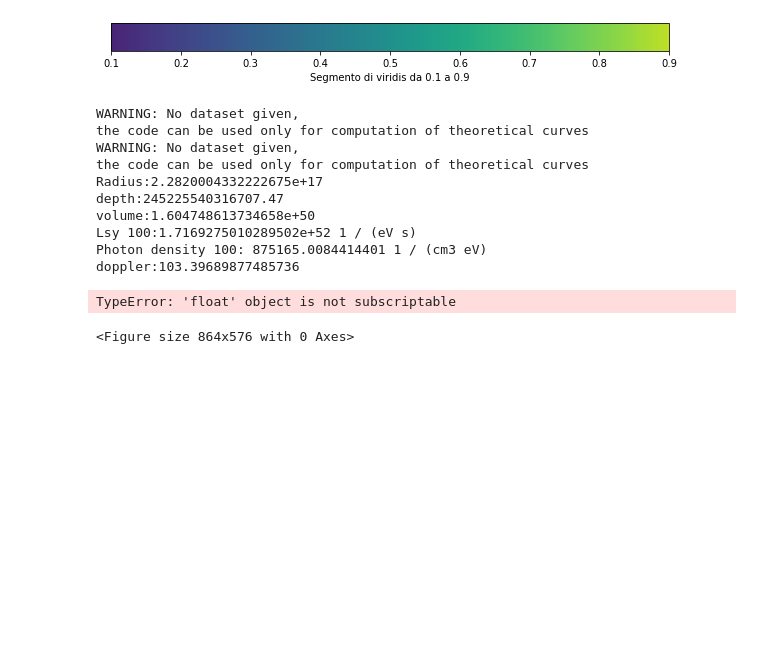
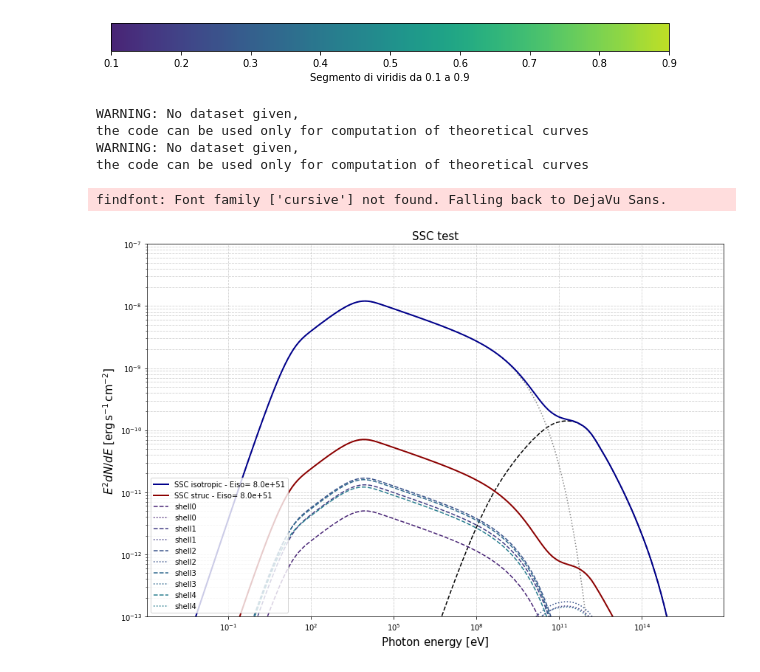
Before and after one commit to TobiaMatcovich/GRBmodelling, a Jupyter notebook: TEST4.ipynb, the cells around one changed output. Drawn from its saved outputs; the diff is of its cells as text; code cells hidden in the pictures; blank space fills up the shorter version.

```diff
--- a/TEST4.ipynb
+++ b/TEST4.ipynb
@@ -127,78 +127,60 @@ for Eiso in multi_Eiso:
     grb_struc= GRBModel_topstruc(eiso_zero=Eiso, dens=density, tstart=tstart, tstop=tstop, redshift=redshift,
                         pars=[eta_e, Ebreak,Index2, Ec,  B],
                         labels=['log10(eta_e)', 'log10(Ebreak)', 'Index2', 'log10(Ec)', 'log10(B)'],
-                        energy_profile='gaussian',shells=1, thetaend=90.0,
+                        energy_profile='gaussian',shells=6, thetaend=10.0,
                         scenario='ISM',cooling_constrain=False,data=None)
-
-
-    """grb_struc1= GRBModel_topstruc(eiso_zero=Eiso, dens=density, tstart=tstart, tstop=tstop, redshift=redshift,
-                    pars=[eta_e, Ebreak,Index2, Ec,  B],
-                    labels=['log10(eta_e)', 'log10(Ebreak)', 'Index2', 'log10(Ec)', 'log10(B)'],
-                    energy_profile='gaussian',shells=1, thetaend=5.0,
-                    scenario='ISM',cooling_constrain=False,data=None)"""
-
-
-
     emin=1e-3
     emax=1e16
     bins = int(np.log10(emax/emin) * 20.)  # use 20 bins per decade
     ener = Table([np.logspace(np.log10(emin), np.log10(emax), bins) * u.eV], names=['energy'])  # energy in eV
 
-    model=grb._SSCmodel_ind1fixed(pars=[eta_e, Ebreak,Index2, Ec, B],data=ener)
-    model_str=grb_struc._SSCmodel_ind1fixed(pars=[eta_e, Ebreak,Index2, Ec, B],data=ener)
+    model= grb._SSCmodel_ind1fixed(pars=[eta_e, Ebreak,Index2, Ec, B],data=ener)
+    model_str= grb_struc._SSCmodel_ind1fixed(pars=[eta_e, Ebreak,Index2, Ec, B],data=ener)
 
-
-    SSC=model[0]
-    SSC2=model_str[0]
+    SSC=model[1]
+    SSC2=model_str[1]
 
     ymax=np.max(SSC).value
     ymin=np.min(SSC).value
 
     ordine = int(np.ceil(np.log10(ymax)))
     ymax = 10**ordine
     ymin = 10**(ordine - 6)
 
     #grb.plot_sed(1e-3,1e16,6)
     spectrum_energy=np.logspace(np.log10(emin), np.log10(emax), bins) * u.eV
 
-    plt.loglog(spectrum_energy,grb.ic_compGG2,lw=1.5,ls='--',c="black")
-    plt.loglog(spectrum_energy,grb.synch_compGG2,lw=1.5,ls=':',c="gray")
-    plt.loglog(spectrum_energy,grb_struc.synch_comp[0,:],lw=1.5,c="green")
-    #plt.loglog(spectrum_energy,grb_struc1.synch_comp[0,:],lw=1.5,c="green")
-    #plt.loglog(spectrum_energy,grb_struc.synch_comp[1,:],lw=1.5,ls=':',c="green")
-    #plt.loglog(spectrum_energy,grb_struc.synch_comp[2,:],lw=1.5,ls=':',c="green")
-    #plt.loglog(spectrum_energy,grb_struc.synch_comp[3,:],lw=1.5,ls=':',c="green")
-    #plt.loglog(spectrum_energy,grb_struc.ic_comp[0,:],lw=1.5,ls=':',c="green")
+    plt.loglog(spectrum_energy,grb.ic_comp,lw=1.5,ls='--',c="black")
+    plt.loglog(spectrum_energy,grb.synch_comp,lw=1.5,ls=':',c="gray")
+    plt.loglog(spectrum_energy,SSC,lw=2,label=f'SSC isotropic - Eiso= {"{:.1e}".format(Eiso)}',c="darkblue")
+    plt.loglog(spectrum_energy,SSC2,lw=2,label=f'SSC struc - Eiso= {"{:.1e}".format(Eiso)}',c="darkred")
+
+    for i in range(0,5):
 
 
-    plt.loglog(spectrum_energy,SSC,lw=2,label=f'SSC -Eiso= {"{:.1e}".format(Eiso)}',c=cmap2(color))
-    #plt.loglog(spectrum_energy,SSC,lw=2,label=f'SSC -Eiso= {"{:.1e}".format(Eiso)}',c=cmap2(color))
-    color=color+0.1
+        plt.loglog(spectrum_energy,grb_struc.synch_comp[i,:],lw=1.5,ls='--',c=cmap2(color),label=f'shell{i}')
+        plt.loglog(spectrum_energy,grb_struc.ic_comp[i,:],lw=1.5,ls=':',c=cmap2(color),label=f'shell{i}')
+        color=color+0.1
 
 plt.xlabel('Photon energy [{0}]'.format(spectrum_energy.unit.to_string('latex_inline')),fontsize=15)
 plt.ylabel('$E^2 dN/dE$ [{0}]'.format(model[0].unit.to_string('latex_inline')),fontsize=15)
 
 plt.ylim(ymin, ymax)
 #plt.xlim(1e-3,5e16)
 plt.tight_layout()
 plt.legend(loc='lower left')
 
 
 plt.title(f"SSC test",fontsize=15)
+print("")
 plt.grid(True, which="both", linestyle="--", alpha=0.6)
 
 #plt.savefig("/media/tobiazenbook/PortableSSD/JOB/Projects/GRB-modelling/Plots-April30/plot1", format="jpg", dpi=300)
 plt.show()
 # %% [output]
 WARNING: No dataset given,
 the code can be used only for computation of theoretical curves
 WARNING: No dataset given,
 the code can be used only for computation of theoretical curves
-Radius:2.2820004332222675e+17
-depth:245225540316707.47
-volume:1.604748613734658e+50
-Lsy 100:1.7169275010289502e+52 1 / (eV s)
-Photon density 100: 875165.0084414401 1 / (cm3 eV)
-doppler:103.39689877485736
-TypeError: 'float' object is not subscriptable
+findfont: Font family ['cursive'] not found. Falling back to DejaVu Sans.
-<Figure size 864x576 with 0 Axes>
+[figure, added]
```
Also changed, not shown: parts of 6 cells of this notebook, 2 other files.
